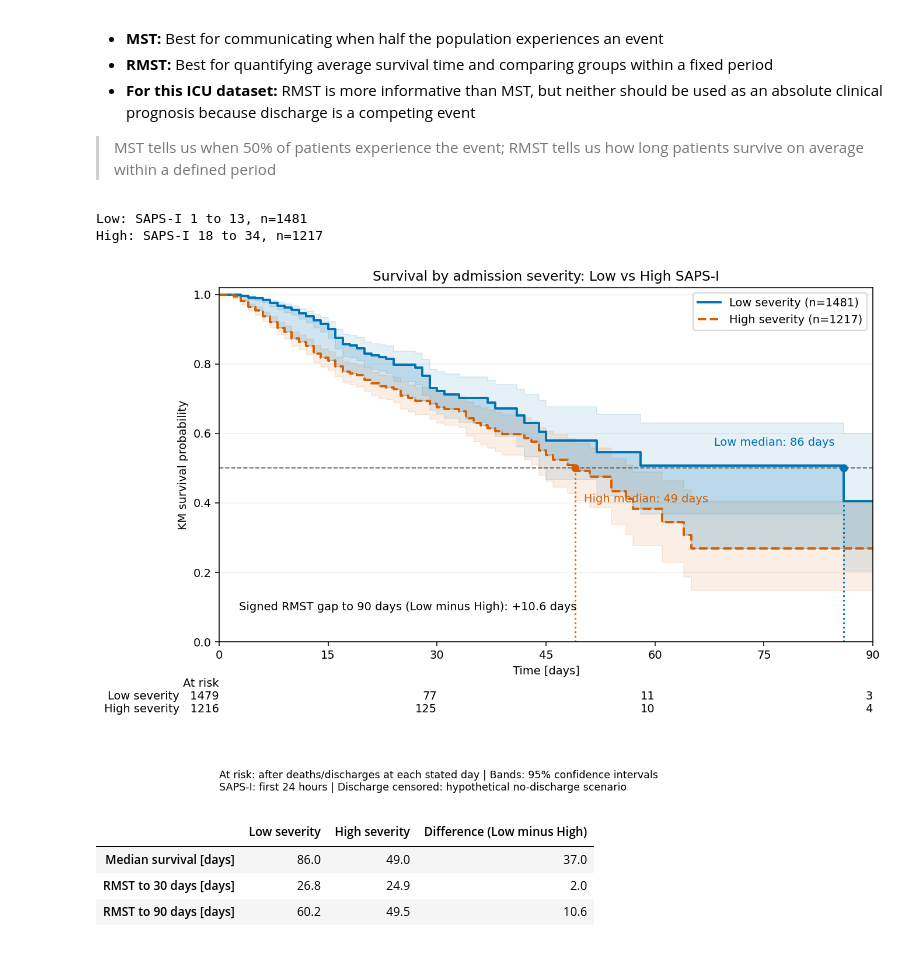
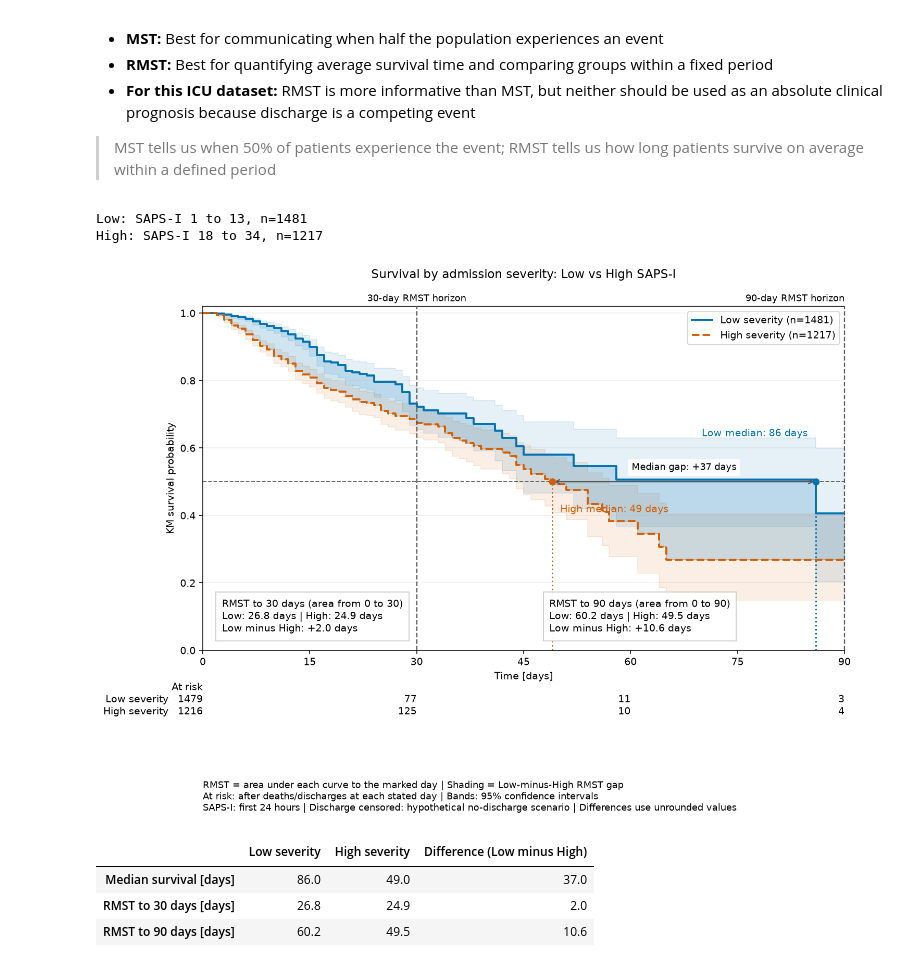
Before and after one commit to IE-ML-for-Healthcare/ICU_Survival_analysis, a Jupyter notebook: 01_ICU_Survival_analysis_KM.ipynb, the cells around one changed output. Drawn from its saved outputs; the diff is of its cells as text; code cells hidden in the pictures.

```diff
--- a/01_ICU_Survival_analysis_KM.ipynb
+++ b/01_ICU_Survival_analysis_KM.ipynb
@@ -503,52 +503,76 @@ for severity_name, severity_group in severity_groups.items():
           f"{severity_group['SAPS-I'].max():g}, n={len(severity_group)}")
 
 # Shared jump times keep shading aligned with the KM step functions
-severity_grid = np.unique(np.concatenate([[0, 90], *[fit.timeline[fit.timeline < 90] for fit in severity_fits.values()]]))
+severity_grid = np.unique(np.concatenate([[0, 30, 90], *[fit.timeline[fit.timeline < 90] for fit in severity_fits.values()]]))
 severity_low = severity_fits["low"].predict(severity_grid).to_numpy()
 severity_high = severity_fits["high"].predict(severity_grid).to_numpy()
 severity_gap90 = float(np.sum(np.diff(severity_grid) * (severity_low - severity_high)[:-1]))
 severity_colors = {"low": "#0072B2", "high": "#D55E00"}
 
-severity_fig, severity_ax = plt.subplots(figsize=(10, 7), dpi=140)
+severity_fig, severity_ax = plt.subplots(figsize=(11, 8), dpi=140)
 for severity_name, severity_fit in severity_fits.items():
     severity_fit.plot_survival_function(
         ax=severity_ax, color=severity_colors[severity_name], ci_alpha=0.10,
         linewidth=2, linestyle="-" if severity_name == "low" else "--"
     )
     severity_median = float(severity_fit.median_survival_time_)
     if np.isfinite(severity_median) and severity_median <= 90:
         severity_ax.vlines(severity_median, 0, 0.5, color=severity_colors[severity_name], linestyle=":")
         severity_ax.scatter([severity_median], [0.5], color=severity_colors[severity_name], zorder=5)
         severity_ax.annotate(
             f"{severity_name.capitalize()} median: {severity_median:g} days", (severity_median, 0.5),
-            xytext=(-8, 20) if severity_name == "low" else (8, -30), textcoords="offset points",
+            xytext=(-8, 45) if severity_name == "low" else (8, -30), textcoords="offset points",
             ha="right" if severity_name == "low" else "left", color=severity_colors[severity_name]
         )
     else:
         print(f"{severity_name.capitalize()}: median not reached by day 90")
 severity_ax.fill_between(severity_grid, severity_high,
     severity_high + np.maximum(severity_low - severity_high, 0), step="post", color=severity_colors["low"], alpha=0.18)
 severity_ax.fill_between(severity_grid, severity_high,
     severity_high + np.minimum(severity_low - severity_high, 0), step="post", color=severity_colors["high"], alpha=0.18)
 severity_ax.axhline(0.5, color="0.4", linestyle="--", linewidth=1)
-severity_ax.text(0.03, 0.09, f"Signed RMST gap to 90 days (Low minus High): {severity_gap90:+.1f} days",
-                 transform=severity_ax.transAxes, fontsize=10)
+# Mark each RMST horizon and show the same values as the comparison table
+for severity_horizon, severity_x in [(30, 0.03), (90, 0.54)]:
+    severity_rmst_low = float(restricted_mean_survival_time(severity_fits["low"], t=severity_horizon))
+    severity_rmst_high = float(restricted_mean_survival_time(severity_fits["high"], t=severity_horizon))
+    severity_ax.axvline(severity_horizon, color="0.35", linestyle="--", linewidth=1.2, zorder=3, clip_on=False)
+    severity_ax.text(severity_horizon, 1.015, f"{severity_horizon}-day RMST horizon",
+        transform=severity_ax.get_xaxis_transform(), ha="center" if severity_horizon == 30 else "right", fontsize=9)
+    severity_ax.text(severity_x, 0.045,
+        f"RMST to {severity_horizon} days (area from 0 to {severity_horizon})\n"
+        f"Low: {severity_rmst_low:.1f} days | High: {severity_rmst_high:.1f} days\n"
+        f"Low minus High: {severity_rmst_low - severity_rmst_high:+.1f} days",
+        transform=severity_ax.transAxes, fontsize=10, va="bottom",
+        bbox={"facecolor": "white", "edgecolor": "0.8", "alpha": 0.95, "pad": 6})
+
+# The median gap spans the two 50% crossings
+severity_median_low = float(severity_fits["low"].median_survival_time_)
+severity_median_high = float(severity_fits["high"].median_survival_time_)
+if np.isfinite([severity_median_low, severity_median_high]).all() and max(severity_median_low, severity_median_high) <= 90:
+    severity_ax.annotate("", xy=(severity_median_low, 0.5), xytext=(severity_median_high, 0.5),
+        arrowprops={"arrowstyle": "<->", "color": "0.35", "lw": 1.2})
+    severity_ax.text((severity_median_low + severity_median_high) / 2, 0.535,
+        f"Median gap: {severity_median_low - severity_median_high:+g} days", ha="center", fontsize=9,
+        bbox={"facecolor": "white", "edgecolor": "none", "alpha": 0.85})
 severity_ax.set(title="Survival by admission severity: Low vs High SAPS-I",
                 xlabel="Time [days]", ylabel="KM survival probability", xlim=(0, 90), ylim=(0, 1.02))
 severity_ax.set_xticks([0, 15, 30, 45, 60, 75, 90])
+severity_ax.set_title(severity_ax.get_title(), pad=28)
 severity_ax.grid(axis="y", alpha=0.2)
 severity_ax.legend(loc="upper right")
+severity_ax.spines["right"].set_visible(False)
 add_at_risk_counts(*severity_fits.values(), ax=severity_ax, rows_to_show=["At risk"],
                    labels=["Low severity", "High severity"], xticks=[0, 30, 60, 90], ypos=-0.43)
-severity_fig.subplots_adjust(left=0.17, right=0.97, top=0.92, bottom=0.30)
-severity_fig.text(0.17, 0.04,
+severity_fig.subplots_adjust(left=0.17, right=0.97, top=0.89, bottom=0.30)
+severity_fig.text(0.17, 0.025,
+    "RMST = area under each curve to the marked day | Shading = Low-minus-High RMST gap\n"
     "At risk: after deaths/discharges at each stated day | Bands: 95% confidence intervals\n"
-    "SAPS-I: first 24 hours | Discharge censored: hypothetical no-discharge scenario", fontsize=9)
+    "SAPS-I: first 24 hours | Discharge censored: hypothetical no-discharge scenario | Differences use unrounded values", fontsize=9)
 plt.show()
 # %% [output]
 Low: SAPS-I 1 to 13, n=1481
 High: SAPS-I 18 to 34, n=1217
-[figure, old version]
+[figure, new version]
 # %%
 # One median and two chosen RMST horizons
 severity_comparison = pd.DataFrame({
```
Also changed, not shown: 1 other file.
